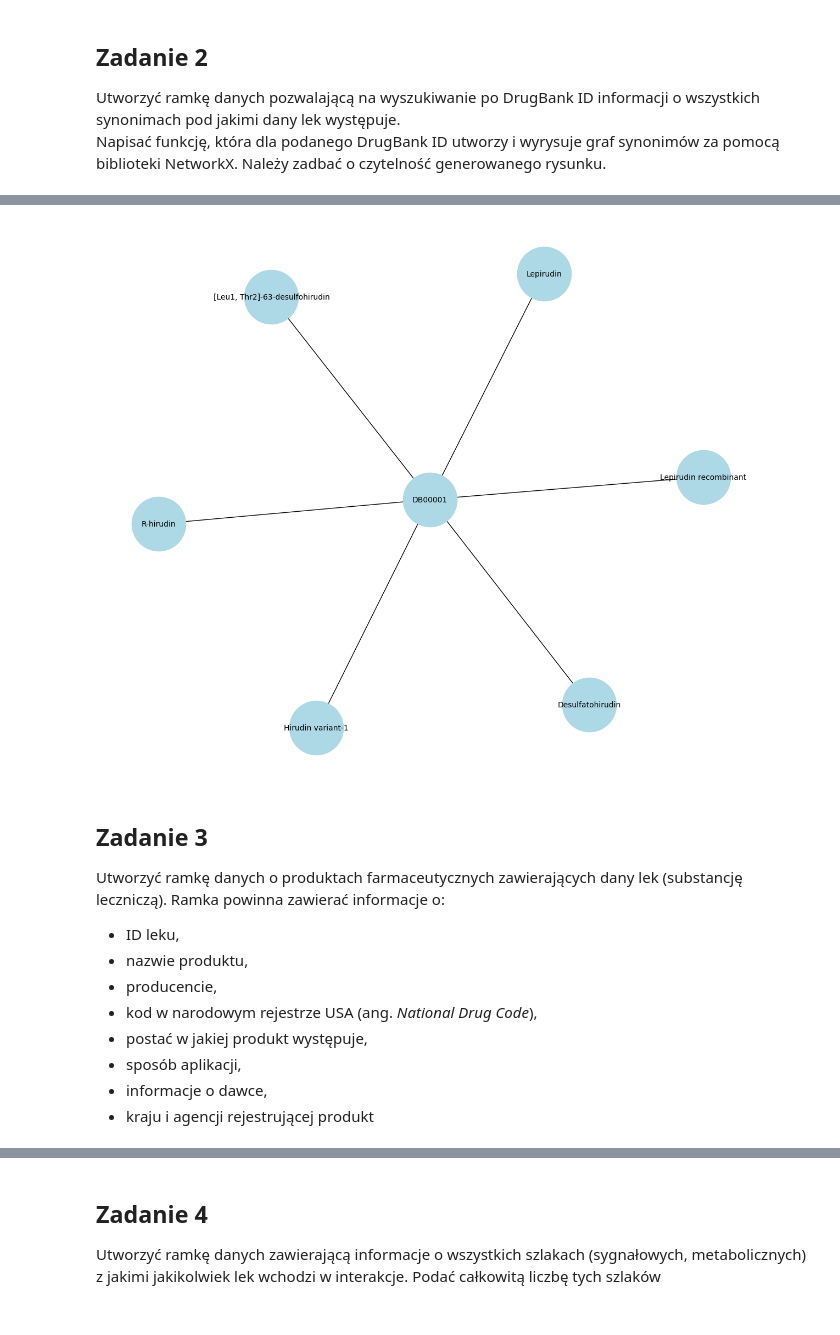
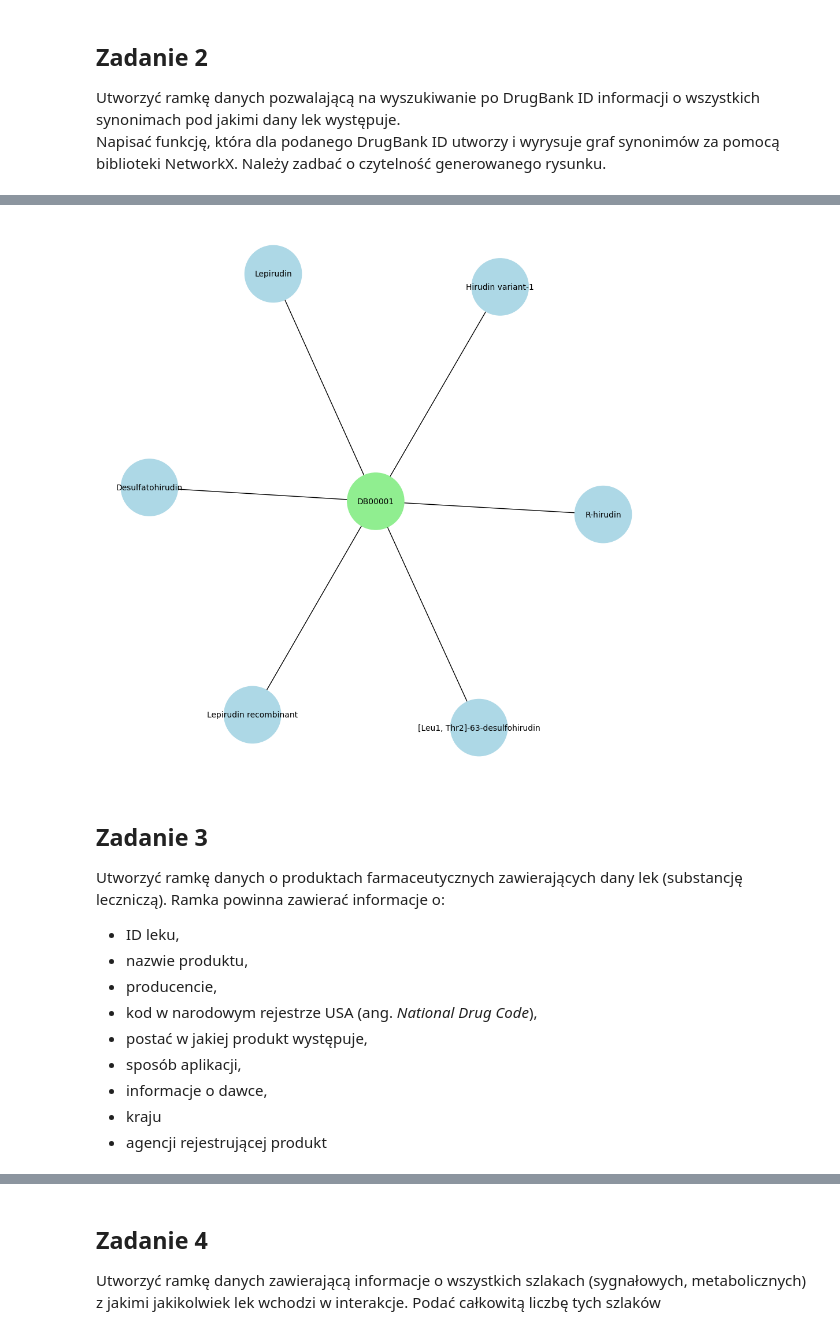
Before and after one commit to M1chalj/python_course_uw, a Jupyter notebook: Projekt/Zadanie_zaliczeniowe.ipynb, the cells around one changed output, grey strips where cells are left out. Drawn from its saved outputs; the diff is of its cells as text; code cells hidden in the pictures.

```diff
--- a/Projekt/Zadanie_zaliczeniowe.ipynb
+++ b/Projekt/Zadanie_zaliczeniowe.ipynb
@@ -18,15 +18,17 @@ wchodzi w interakcje
 # %%
 import pandas as pd
 from bs4 import BeautifulSoup
-from setuptools.command.rotate import rotate
+from networkx.drawing import draw_networkx_nodes
+from pandas.io.clipboard import paste
 
 
 # returns BeautifulSoup object containing database from xml file
-def import_xml(file_path):
-    with open(file_path) as f:
+def import_database_from_xml(file):
+    with open(file) as f:
         drugbank_file = f.read()
     return BeautifulSoup(drugbank_file, 'lxml-xml')
 
-data = import_xml('drugbank_partial.xml')
+
+data = import_database_from_xml('drugbank_partial.xml')
 # %%
 # returns DataFrame containing drugs data
@@ -81,21 +107,28 @@ synonyms_df = create_synonyms_dataframe(data)
+# %%
+# Draws a graph of synonyms for a given drug
+# synonyms_df - DataFrame containing synonyms data for all drugs (generated by create_synonyms_dataframe function)
+# drug_id - DrugBank ID of the drug for which the graph should be drawn
+def show_synonyms_graph(synonyms_df, drug_id):
+    g = nx.Graph()
+    synonyms = synonyms_df.loc[synonyms_df['DrugBank ID'] == drug_id, 'Synonyms'].values[0]
+
+    for synonym in synonyms:
+        g.add_edge(drug_id, synonym)
+
+    colors = []
+    for node in g.nodes:
+        if node == drug_id:
+            colors.append('lightgreen')
+        else:
+            colors.append('lightblue')
+
+    plt.figure(figsize=(len(g.nodes) * 0.5 + 6, len(g.nodes) * 0.5 + 6))
+    nx.draw(g, with_labels=True, font_size=10, node_size=5000, font_color='black', node_color=colors)
+    plt.show()
 # %%
-import networkx as nx
-import matplotlib.pyplot as plt
-
-def show_synonyms_graph(synonyms_df, drug_id):
-    G = nx.Graph()
-    synonyms = synonyms_df.loc[synonyms_df['DrugBank ID'] == drug_id, 'Synonyms'].values[0]
-    for synonym in synonyms:
-        G.add_edge(drug_id, synonym)
-
-    plt.figure(figsize=(12, 10))
-
-    nx.draw(G, with_labels=True, font_size=10, node_size=5000, node_color='lightblue', font_color='black')
-    plt.show()
-
 show_synonyms_graph(synonyms_df, 'DB00001')
 # %% [output]
-[figure, old version]
+[figure, new version]
 # %% [markdown]
 ## Zadanie 3
 Utworzyć ramkę danych o produktach farmaceutycznych zawierających dany lek
@@ -107,4 +140,5 @@ Utworzyć ramkę danych o produktach farmaceutycznych zawierających dany lek
  - postać w jakiej produkt występuje,
  - sposób aplikacji,
  - informacje o dawce,
- - kraju i agencji rejestrującej produkt
+ - kraju
+ - agencji rejestrującej produkt
```
Also changed, not shown: parts of 38 cells of this notebook.
